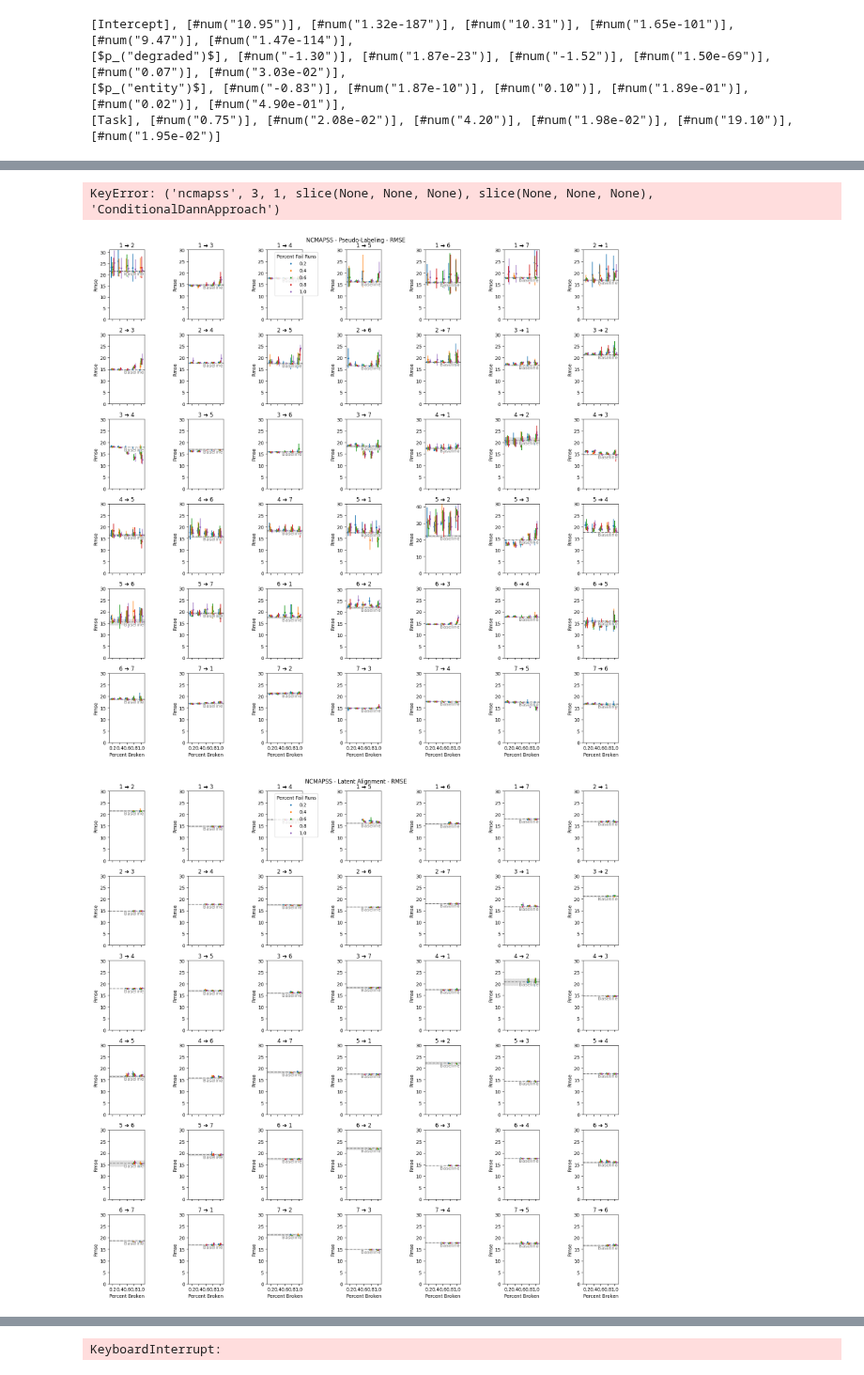
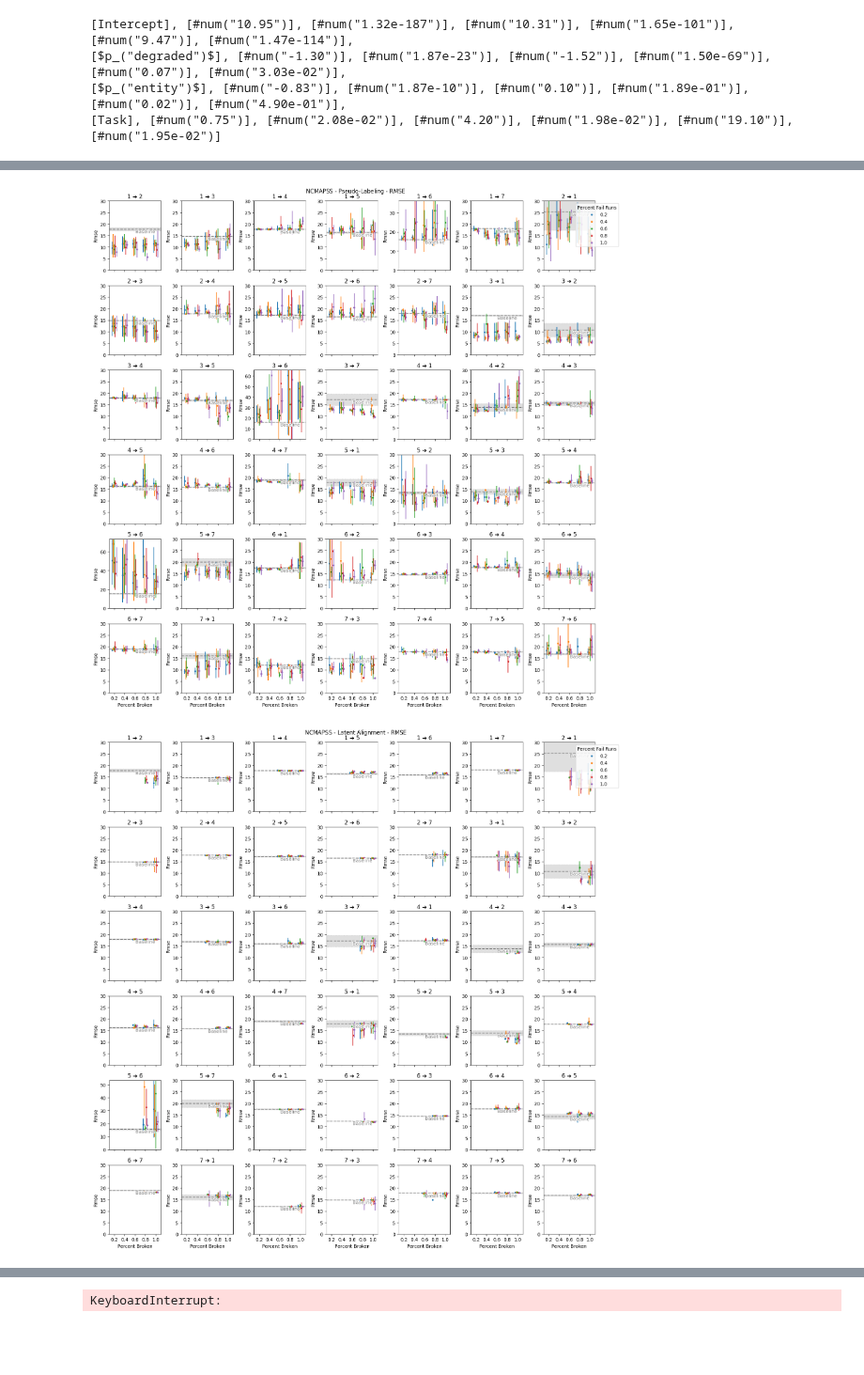
Before and after one commit to tilman151/crule, a Jupyter notebook: data-scenario-analysis.ipynb, the cells around one changed output, grey strips where cells are left out. Shown at 94% size. Drawn from its saved outputs; the diff is of its cells as text; code cells hidden in the pictures; blank space fills up the shorter version.

Commit message:
feat: improve plot styling

```diff
--- a/data-scenario-analysis.ipynb
+++ b/data-scenario-analysis.ipynb
@@ -57,4 +65,5 @@ df.to_csv("scenarios.csv", index=False)
 # %%
 df = pd.read_csv("scenarios.csv")
+df["test/target/log_score"] = np.log(df["test/target/score"])
 avg_performance = df.drop(columns="id").groupby(["dataset", "source", "target", "percent_broken", "percent_fail_runs", "approach"]).agg(["mean", "std"])
 # %%
@@ -211,8 +289,7 @@ table.header[][0.2][0.4][0.6][0.8][1.0],
 # %%
 for approach in ["PseudoLabelsApproach", "LatentAlignApproach", "ConditionalDannApproach"]:
-    fig = plot_scenarios("ncmapss", approach, "percent_broken", ncols=7, default_y_lims=(0, 30), figsize=(16, 16))
+    fig = plot_scenarios("ncmapss", approach, "percent_broken", "test/target/rmse", ncols=7, default_y_lims=(0, 30), figsize=(16, 16))
     fig.savefig(f"results_ncmapss_{approach}_percent_broken_rmse.svg")
 # %% [output]
-KeyError: ('ncmapss', 3, 1, slice(None, None, None), slice(None, None, None), 'ConditionalDannApproach')
-[figure, old version]
+[figure, new version]
-[figure, old version]
+[figure, new version]
```
Also changed, not shown: parts of 18 cells of this notebook, 7 other files.
